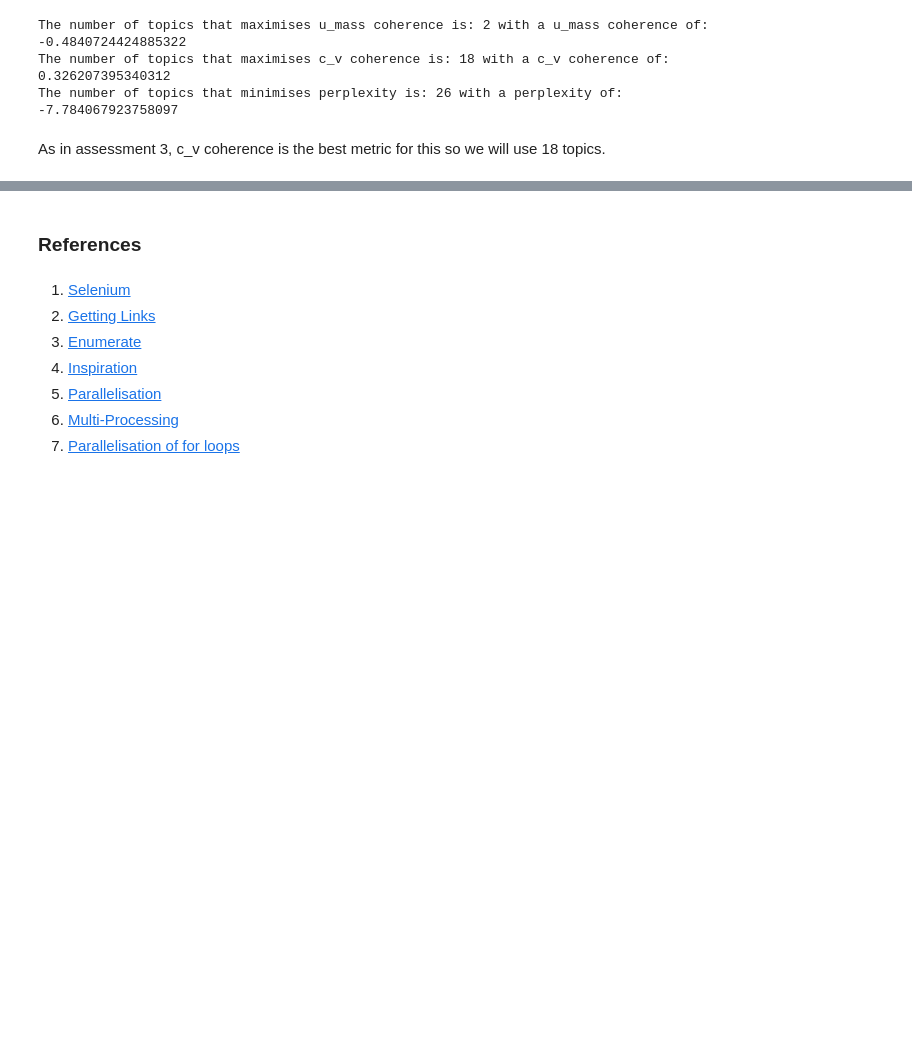
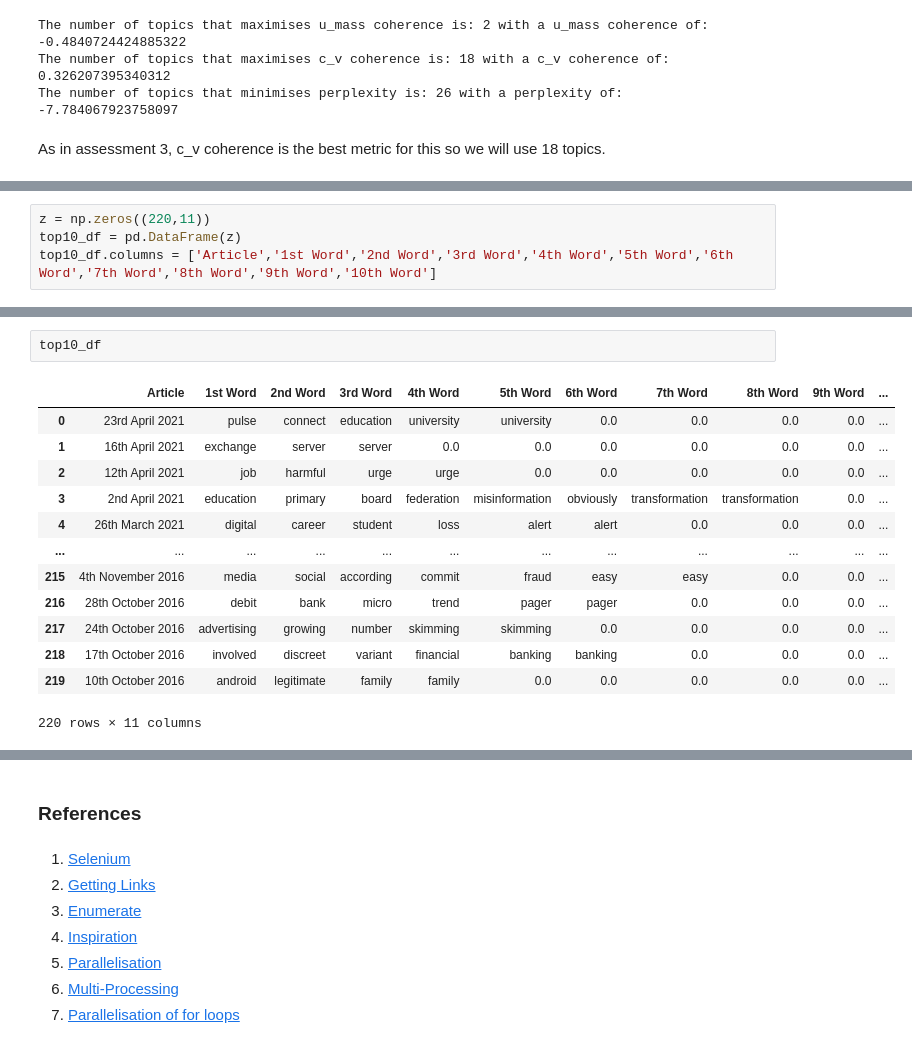
Before and after one commit to gabejg/DST-Assessment-05, a Jupyter notebook: Matt Corrie/NCSC Reports.ipynb, the cells around one changed output, grey strips where cells are left out. Cells and saved outputs as stored; diff of their text form; blank space fills up the shorter version.

```diff
--- a/Matt Corrie/NCSC Reports.ipynb
+++ b/Matt Corrie/NCSC Reports.ipynb
@@ -824,0 +817,4 @@ As in assessment 3, c_v coherence is the best metric for this so we will use 18
+# %%
+z = np.zeros((220,11))
+top10_df = pd.DataFrame(z)
+top10_df.columns = ['Article','1st Word','2nd Word','3rd Word','4th Word','5th Word','6th Word','7th Word','8th Word','9th Word','10th Word']
@@ -824,0 +843,16 @@ As in assessment 3, c_v coherence is the best metric for this so we will use 18
+# %%
+top10_df
+# %% [output]
+|  | Article | 1st Word | 2nd Word | 3rd Word | 4th Word | 5th Word | 6th Word | 7th Word | 8th Word | 9th Word | ... |
+| 0 | 23rd April 2021 | pulse | connect | education | university | university | 0.0 | 0.0 | 0.0 | 0.0 | ... |
+| 1 | 16th April 2021 | exchange | server | server | 0.0 | 0.0 | 0.0 | 0.0 | 0.0 | 0.0 | ... |
+| 2 | 12th April 2021 | job | harmful | urge | urge | 0.0 | 0.0 | 0.0 | 0.0 | 0.0 | ... |
+| 3 | 2nd April 2021 | education | primary | board | federation | misinformation | obviously | transformation | transformation | 0.0 | ... |
+| 4 | 26th March 2021 | digital | career | student | loss | alert | alert | 0.0 | 0.0 | 0.0 | ... |
+| ... | ... | ... | ... | ... | ... | ... | ... | ... | ... | ... | ... |
+| 215 | 4th November 2016 | media | social | according | commit | fraud | easy | easy | 0.0 | 0.0 | ... |
+| 216 | 28th October 2016 | debit | bank | micro | trend | pager | pager | 0.0 | 0.0 | 0.0 | ... |
+| 217 | 24th October 2016 | advertising | growing | number | skimming | skimming | 0.0 | 0.0 | 0.0 | 0.0 | ... |
+| 218 | 17th October 2016 | involved | discreet | variant | financial | banking | banking | 0.0 | 0.0 | 0.0 | ... |
+| 219 | 10th October 2016 | android | legitimate | family | family | 0.0 | 0.0 | 0.0 | 0.0 | 0.0 | ... |
+220 rows × 11 columns
```
Also changed, not shown: parts of 13 cells of this notebook.
